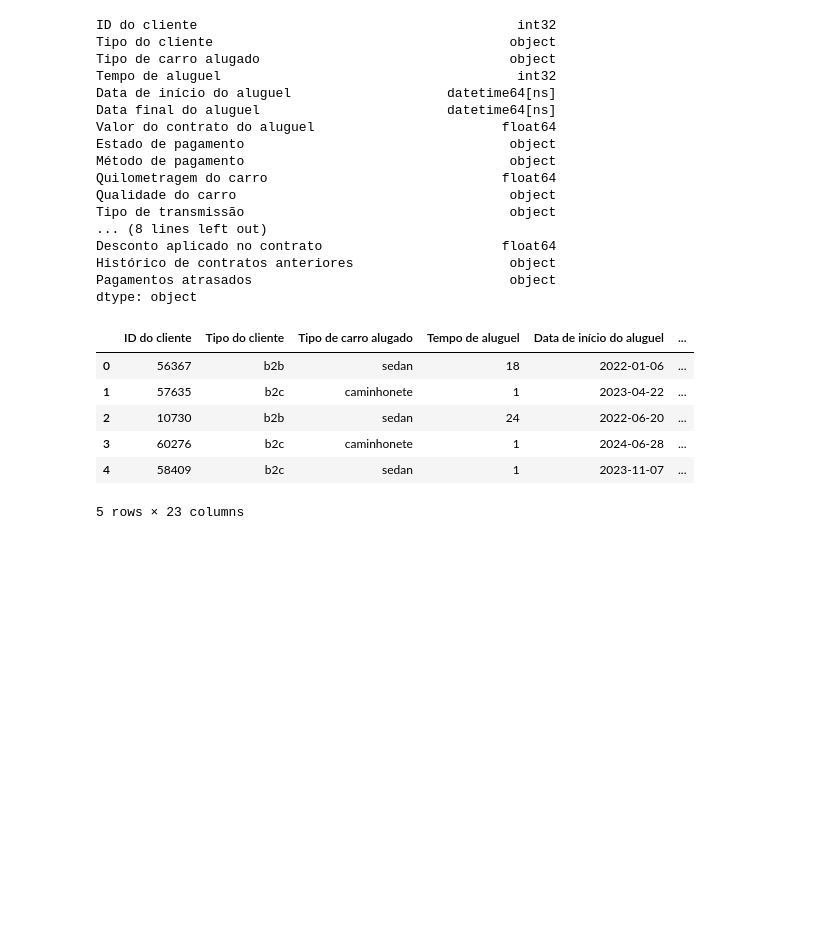
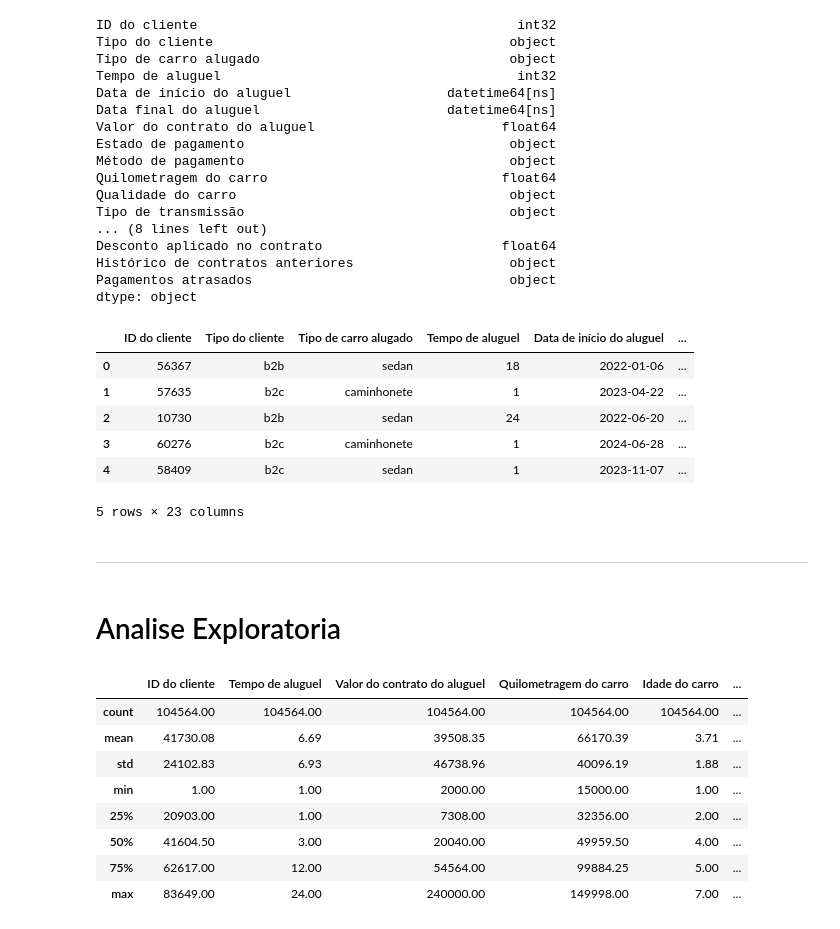
Before and after one commit to Henrique-Albuquerque2/PS-IJR-Grupo10, a Jupyter notebook: AnaliseAluguel.ipynb, the cells around one changed output. Cells and saved outputs as stored; diff of their text form; code cells hidden in the pictures; blank space fills up the shorter version.

```diff
--- a/AnaliseAluguel.ipynb
+++ b/AnaliseAluguel.ipynb
@@ -167,3 +167,20 @@ dtype: object
 | 3 | 60276 | b2c | caminhonete | 1 | 2024-06-28 | ... |
 | 4 | 58409 | b2c | sedan | 1 | 2023-11-07 | ... |
 5 rows × 23 columns
+# %% [markdown]
+---------------------------------------------------------
+# %% [markdown]
+# Analise Exploratoria
+# %%
+# Obtendo dados estatísticos basicos
+db_alugueis.describe().round(2)
+# %% [output]
+|  | ID do cliente | Tempo de aluguel | Valor do contrato do aluguel | Quilometragem do carro | Idade do carro | ... |
+| count | 104564.00 | 104564.00 | 104564.00 | 104564.00 | 104564.00 | ... |
+| mean | 41730.08 | 6.69 | 39508.35 | 66170.39 | 3.71 | ... |
+| std | 24102.83 | 6.93 | 46738.96 | 40096.19 | 1.88 | ... |
+| min | 1.00 | 1.00 | 2000.00 | 15000.00 | 1.00 | ... |
+| 25% | 20903.00 | 1.00 | 7308.00 | 32356.00 | 2.00 | ... |
+| 50% | 41604.50 | 3.00 | 20040.00 | 49959.50 | 4.00 | ... |
+| 75% | 62617.00 | 12.00 | 54564.00 | 99884.25 | 5.00 | ... |
+| max | 83649.00 | 24.00 | 240000.00 | 149998.00 | 7.00 | ... |
```
Also changed, not shown: parts of 2 cells of this notebook.
